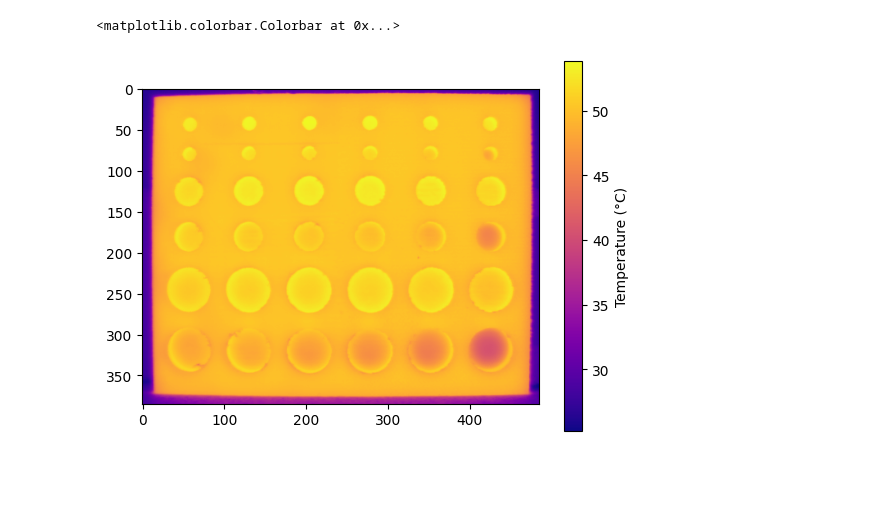
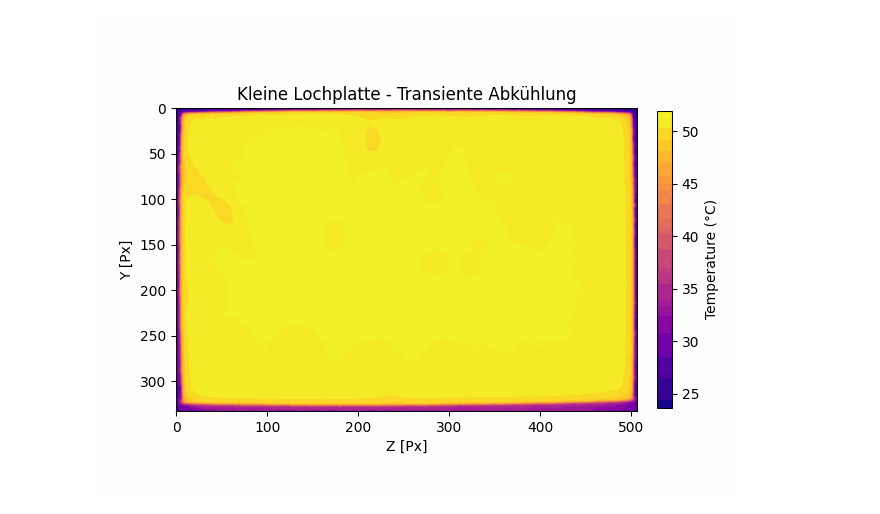
Before and after one commit to choROPeNt/ThermoSim, a Jupyter notebook: notebooks/data_io.ipynb, the cells around one changed output. Drawn from its saved outputs; the diff is of its cells as text; code cells hidden in the pictures; blank space fills up the shorter version.

```diff
--- a/notebooks/data_io.ipynb
+++ b/notebooks/data_io.ipynb
@@ -5,8 +5,18 @@ import matplotlib.pyplot as plt
 
 from thermosim.utils.io import load_irb_txt
 # %%
-arr, settings, params = load_irb_txt("../data/test/große Lochplatte_front_0002.csv")
-print("Data shape:", arr.shape)
-print("Settings:", settings)
-print("Params:", params)
+from pathlib import Path
+
+folder = Path("../data/Thermografiemessungen/Lochplatten - transiente Abkühlung/ThSi_Messung2_Lochplatte_klein")
+csv_files = sorted(folder.glob("*.csv"))
+print(f"Found {len(csv_files)} files")
+
+frames = []
+for f in csv_files:
+    arr, settings, params = load_irb_txt(str(f))
+    frames.append({"arr": arr, "settings": settings, "params": params})
+
+print("Data shape per frame:", frames[0]["arr"].shape)
+print("Settings:", frames[0]["settings"])
+print("Params:", frames[0]["params"])
 # %% [output]
@@ -16,9 +27,29 @@ Params: {'Filename': 'große Lochplatte_front_0002.irb', 'FrameIndex': 2, 'RecDa
 # %%
-plt.imshow(arr, cmap="plasma")
-plt.colorbar(label="Temperature (°C)")
+import matplotlib.animation as animation
+from IPython.display import Image as IPyImage
+
+all_arrs = [f["arr"] for f in frames]
+vmin = min(a.min() for a in all_arrs)
+vmax = max(a.max() for a in all_arrs)
+
+fig, ax = plt.subplots()
+im = ax.imshow(all_arrs[0], cmap="plasma", vmin=vmin, vmax=vmax)
+plt.colorbar(im, ax=ax, fraction=0.03, pad=0.04, label="Temperature (°C)")
+ax.set_title("Kleine Lochplatte - Transiente Abkühlung")
+ax.set_xlabel("Z [Px]")
+ax.set_ylabel("Y [Px]")
+
+def update(i):
+    im.set_data(all_arrs[i])
+    return (im,)
+
+ani = animation.FuncAnimation(fig, update, frames=len(all_arrs), interval=300, blit=True)
+ani.save("../results/cooling.gif", writer="pillow", dpi=100)
+plt.close()
+
+IPyImage("../results/cooling.gif")
 # %% [output]
-<matplotlib.colorbar.Colorbar at 0x...>
-[figure, old version]
+[figure, new version]
 # %%
 import cv2
 def undistort_image(img, K, dist, alpha=0.0):
```
Also changed, not shown: parts of 2 cells of this notebook, 13 other files.
